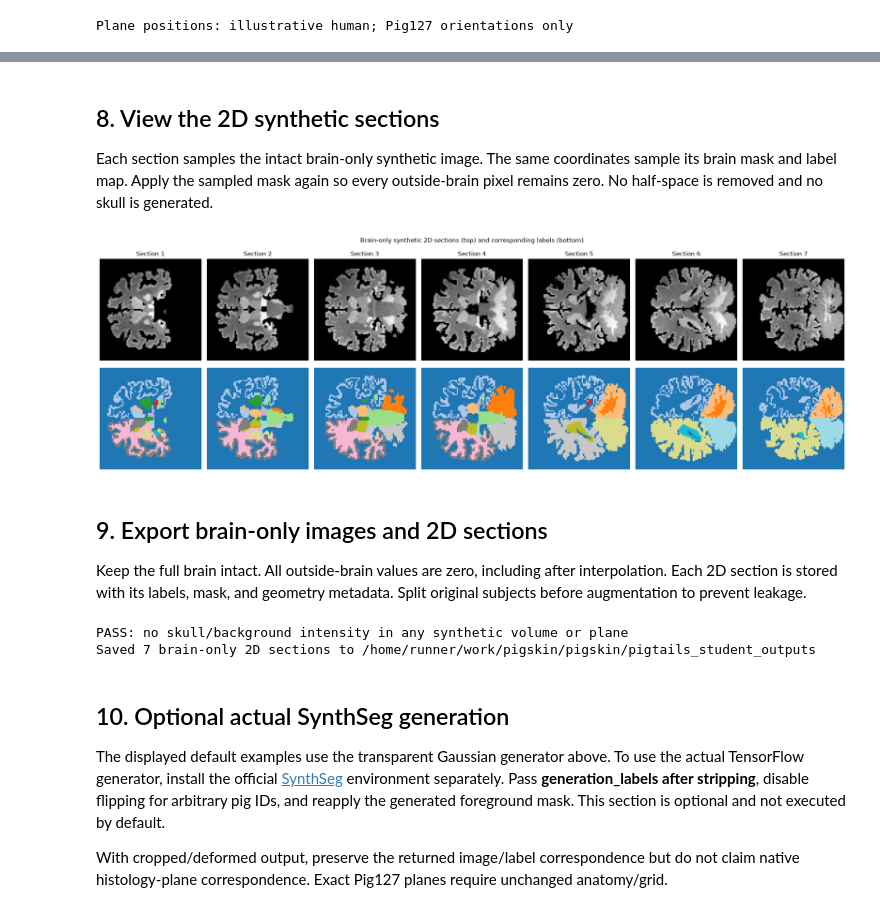
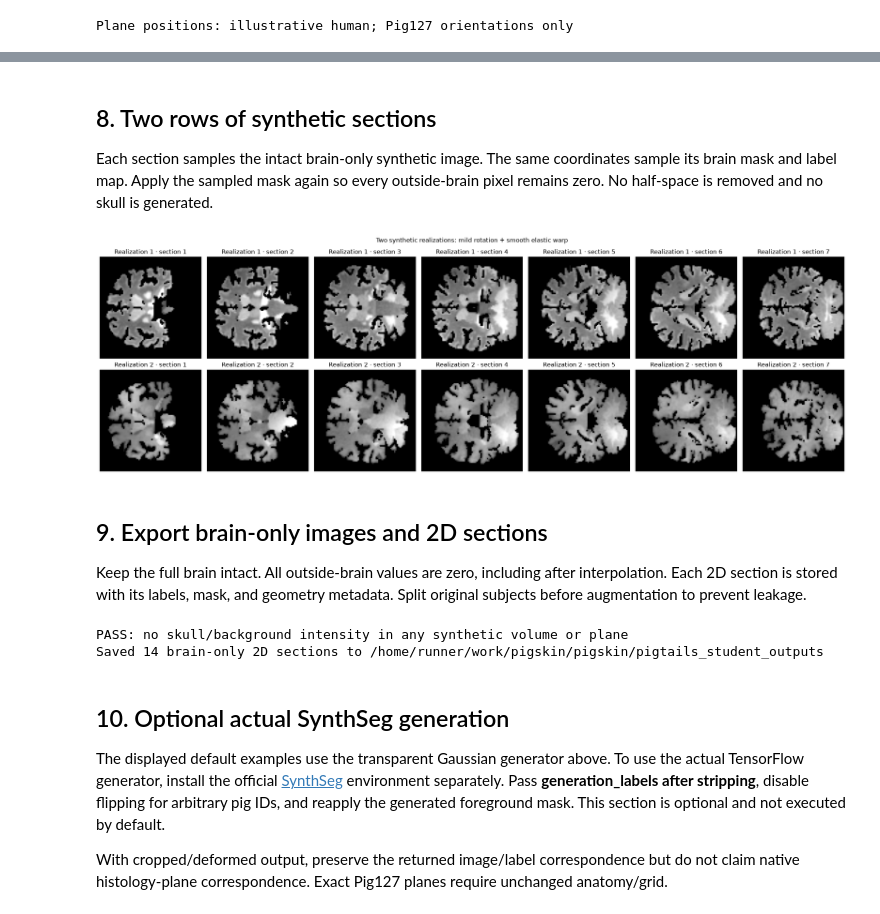
Before and after one commit to dadashkarimi/pigskin, a Jupyter notebook: notebooks/PIGTAILS_Real_Brain_Executed.ipynb, the cells around one changed output, grey strips where cells are left out. Saved outputs shown, nothing was run; the diff lists cells and outputs as text; code cells hidden in the pictures.

Commit message:
Include executed real-brain notebook and synthetic image examples

```diff
--- a/notebooks/PIGTAILS_Real_Brain_Executed.ipynb
+++ b/notebooks/PIGTAILS_Real_Brain_Executed.ipynb
@@ -371,29 +390,29 @@ if not EXACT_PIG127:
 # %% [markdown]
-## 8. View the 2D synthetic sections
+## 8. Two rows of synthetic sections
 Each section samples the intact brain-only synthetic image. The same coordinates sample its brain mask and label map. Apply the sampled mask again so every outside-brain pixel remains zero. No half-space is removed and no skull is generated.
 # %%
 plane_exports = {}
 fig, axes = plt.subplots(2,7,figsize=(21,7))
-for col,name in enumerate(CLASSES):
-    pc = plane_samples[name]
-    section_mask = ndi.map_coordinates(warped_mask.astype(np.uint8),pc,order=0,mode="constant",cval=0)>0
-    section = ndi.map_coordinates(warped_image,pc,order=1,mode="constant",cval=0)
-    section = np.where(section_mask,section,0).astype(np.float32)
-    section_labels = ndi.map_coordinates(warped_labels,pc,order=0,mode="constant",cval=0)
-    section_labels = np.where(section_mask,section_labels,0).astype(np.int32)
-    assert not section[~section_mask].any()
-    assert not section_labels[~section_mask].any()
-    axes[0,col].imshow(section.T,origin="lower",cmap="gray")
-    axes[1,col].imshow(section_labels.T,origin="lower",cmap="tab20",interpolation="nearest")
-    axes[0,col].set_title(name if EXACT_PIG127 else f"Section {col+1}")
-    for row in range(2): axes[row,col].set_axis_off()
-    plane_exports[name] = (section,section_labels,section_mask,plane_metadata[name])
-fig.suptitle("Brain-only synthetic 2D sections (top) and corresponding labels (bottom)")
+realizations = [(warped_image,warped_labels,warped_mask),(image_second,labels_second,mask_second)]
+for row,(volume,regions,support) in enumerate(realizations):
+    for col,name in enumerate(CLASSES):
+        pc = plane_samples[name]  # identical physical planes for both realizations
+        section_mask = ndi.map_coordinates(support.astype(np.uint8),pc,order=0,mode="constant",cval=0)>0
+        section = ndi.map_coordinates(volume,pc,order=1,mode="constant",cval=0)
+        section = np.where(section_mask,section,0).astype(np.float32)
+        section_labels = ndi.map_coordinates(regions,pc,order=0,mode="constant",cval=0)
+        section_labels = np.where(section_mask,section_labels,0).astype(np.int32)
+        assert not section[~section_mask].any()
+        axes[row,col].imshow(section.T,origin="lower",cmap="gray",vmin=0,vmax=1.)
+        axes[row,col].set_title(f"Realization {row+1} · section {col+1}")
+        axes[row,col].set_axis_off()
+        plane_exports[f"r{row+1}_{name}"] = (section,section_labels,section_mask,plane_metadata[name])
+fig.suptitle("Two synthetic realizations: mild rotation + smooth elastic warp")
 fig.tight_layout()
 fig.savefig(OUT/"real_brain_plane_examples.png",dpi=160,bbox_inches="tight")
 plt.show()
 # %% [output]
-[figure, old version]
+[figure, new version]
 # %% [markdown]
 ## 9. Export brain-only images and 2D sections
 Keep the full brain intact. All outside-brain values are zero, including after interpolation. Each 2D section is stored with its labels, mask, and geometry metadata. Split original subjects before augmentation to prevent leakage.
@@ -415,14 +434,18 @@ manifest = {
     "skull_in_synthetic":False,"background_value":0,"resection":False,
     "source":"lab" if USE_LAB_DATA else "real public SynthSeg anatomical segmentation",
     "planes":"exact Pig127" if EXACT_PIG127 else "Pig127 orientations; illustrative human locations",
-    "spatial":spatial_params,"contrast":contrast_params,"affine":affine.tolist(),
+    "spatial":spatial_params,"spatial_second":spatial_second,"contrast_second":contrast_second,"contrast":contrast_params,"affine":affine.tolist(),
     "versions":{p:importlib.metadata.version(p) for p in ["numpy","scipy","nibabel","matplotlib"]}}
 (OUT/"manifest.json").write_text(json.dumps(manifest,indent=2))
 print("PASS: no skull/background intensity in any synthetic volume or plane")
 print("Saved",len(plane_exports),"brain-only 2D sections to",OUT.resolve())
+
+save_volume("synthetic_brain_only_second.nii.gz",image_second,np.float32)
+save_volume("brain_labels_only_second.nii.gz",labels_second,np.int32)
+save_volume("brain_mask_second.nii.gz",mask_second,np.uint8)
 # %% [output]
 PASS: no skull/background intensity in any synthetic volume or plane
-Saved 7 brain-only 2D sections to /home/runner/work/pigskin/pigskin/pigtails_student_outputs
+Saved 14 brain-only 2D sections to /home/runner/work/pigskin/pigskin/pigtails_student_outputs
 # %% [markdown]
 ## 10. Optional actual SynthSeg generation
 The displayed default examples use the transparent Gaussian generator above. To use the actual TensorFlow generator, install the official [SynthSeg](https://github.com/BBillot/SynthSeg) environment separately. Pass **generation_labels after stripping**, disable flipping for arbitrary pig IDs, and reapply the generated foreground mask. This section is optional and not executed by default.
```
Also changed, not shown: parts of 3 cells of this notebook, 2 other files.
